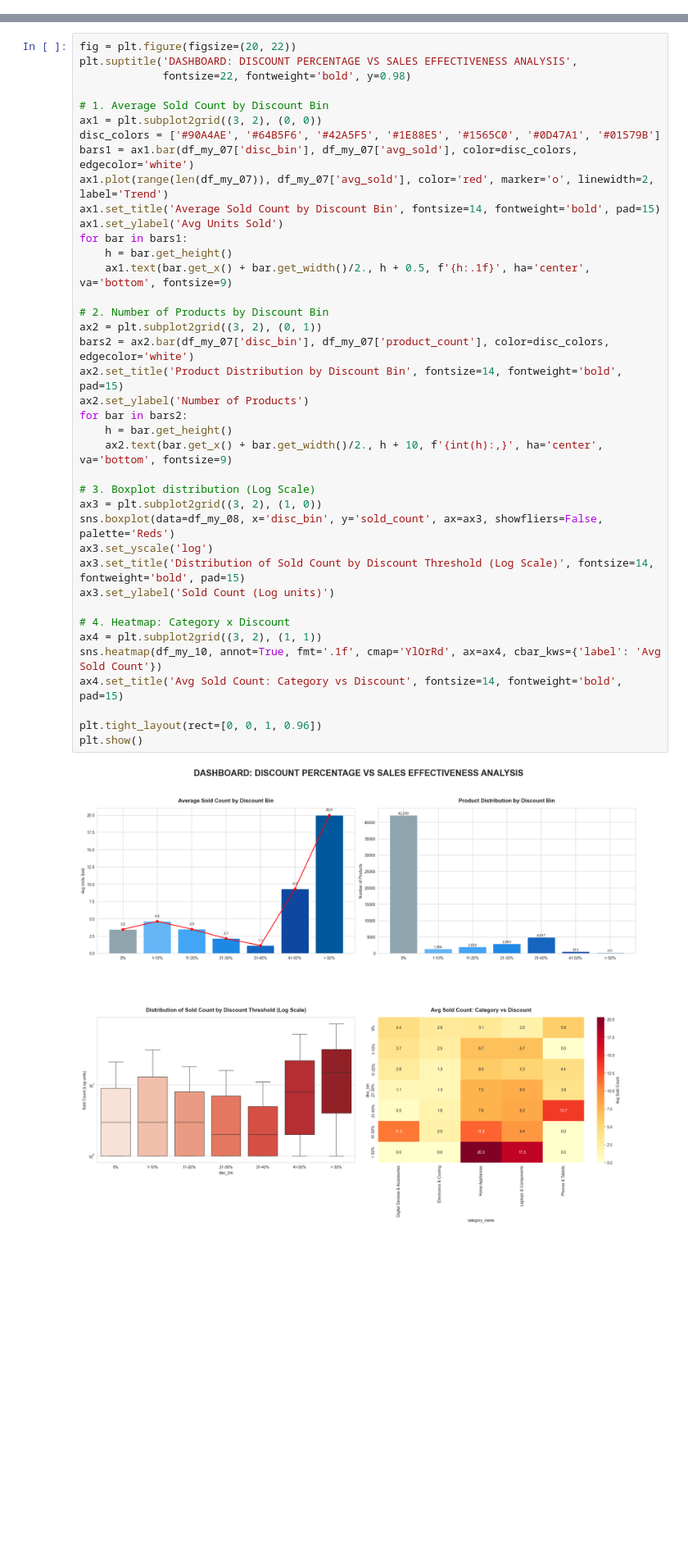
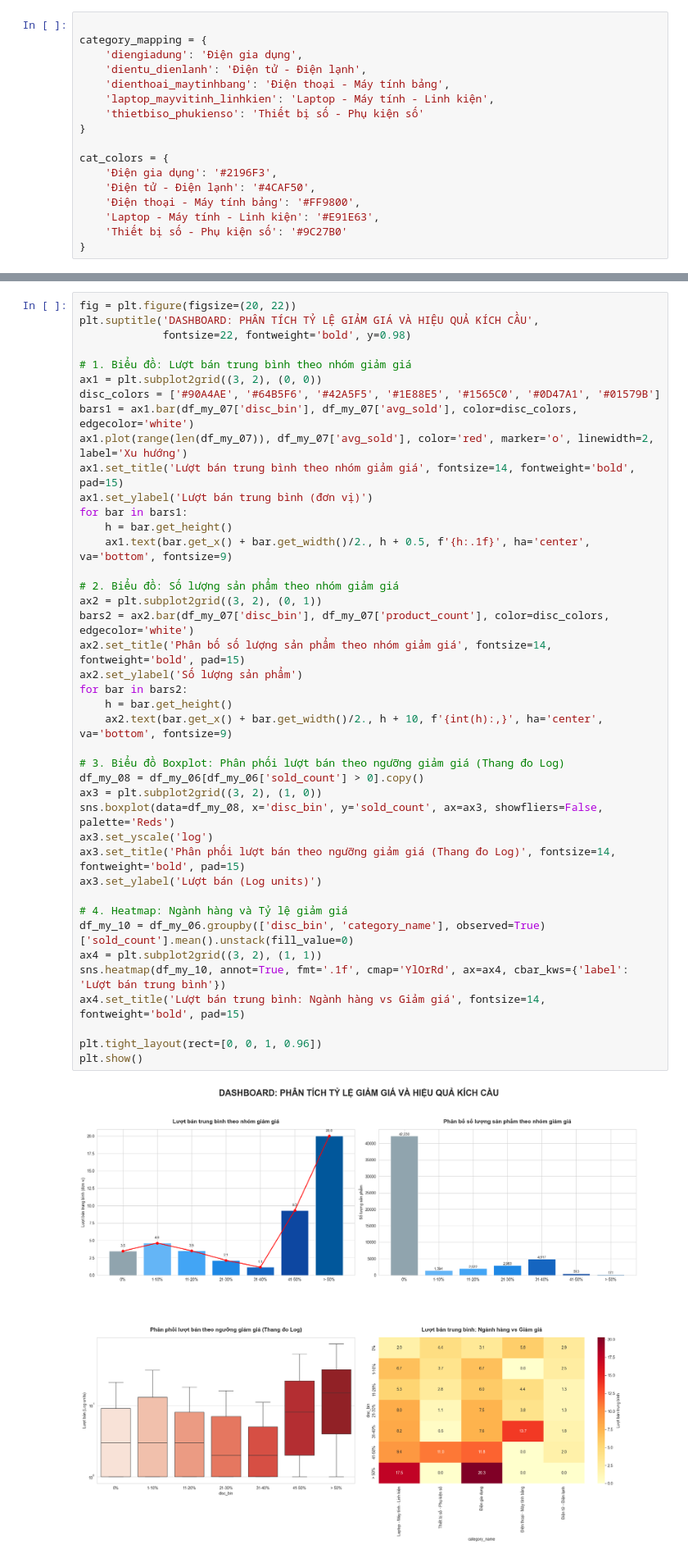
Before and after one commit to phuongth05/DV_LAB01, a Jupyter notebook: groups/my.ipynb, the cells around one changed output, grey strips where cells are left out. Shown at 82% size. Cells and saved outputs as stored; diff of their text form; blank space fills up the shorter version.

```diff
--- a/groups/my.ipynb
+++ b/groups/my.ipynb
@@ -200,5 +177,22 @@ price_segment  product_count  avg_sold  median_sold  total_sold  revenue_B
       200K–1M          17828  3.880693          0.0       69185  32.121372
         1M–5M           9573  2.472788          0.0       23672  50.659224
           >5M           5106  0.638660          0.0        3261  28.814809
+# %%
+
+category_mapping = {
+    'diengiadung': 'Điện gia dụng',
+    'dientu_dienlanh': 'Điện tử - Điện lạnh',
+    'dienthoai_maytinhbang': 'Điện thoại - Máy tính bảng',
+    'laptop_mayvitinh_linhkien': 'Laptop - Máy tính - Linh kiện',
+    'thietbiso_phukienso': 'Thiết bị số - Phụ kiện số'
+}
+
+cat_colors = {
+    'Điện gia dụng': '#2196F3',
+    'Điện tử - Điện lạnh': '#4CAF50',
+    'Điện thoại - Máy tính bảng': '#FF9800',
+    'Laptop - Máy tính - Linh kiện': '#E91E63',
+    'Thiết bị số - Phụ kiện số': '#9C27B0'
+}
 # %%
 fig = plt.figure(figsize=(20, 22))
@@ -373,42 +361,44 @@ g21_30 = df_my_06[df_my_06['disc_bin'] == '21-30%']['sold_count'].values
 # %%
 fig = plt.figure(figsize=(20, 22))
-plt.suptitle('DASHBOARD: DISCOUNT PERCENTAGE VS SALES EFFECTIVENESS ANALYSIS',
+plt.suptitle('DASHBOARD: PHÂN TÍCH TỶ LỆ GIẢM GIÁ VÀ HIỆU QUẢ KÍCH CẦU',
              fontsize=22, fontweight='bold', y=0.98)
 
-# 1. Average Sold Count by Discount Bin
+# 1. Biểu đồ: Lượt bán trung bình theo nhóm giảm giá
 ax1 = plt.subplot2grid((3, 2), (0, 0))
 disc_colors = ['#90A4AE', '#64B5F6', '#42A5F5', '#1E88E5', '#1565C0', '#0D47A1', '#01579B']
 bars1 = ax1.bar(df_my_07['disc_bin'], df_my_07['avg_sold'], color=disc_colors, edgecolor='white')
-ax1.plot(range(len(df_my_07)), df_my_07['avg_sold'], color='red', marker='o', linewidth=2, label='Trend')
-ax1.set_title('Average Sold Count by Discount Bin', fontsize=14, fontweight='bold', pad=15)
-ax1.set_ylabel('Avg Units Sold')
+ax1.plot(range(len(df_my_07)), df_my_07['avg_sold'], color='red', marker='o', linewidth=2, label='Xu hướng')
+ax1.set_title('Lượt bán trung bình theo nhóm giảm giá', fontsize=14, fontweight='bold', pad=15)
+ax1.set_ylabel('Lượt bán trung bình (đơn vị)')
 for bar in bars1:
     h = bar.get_height()
     ax1.text(bar.get_x() + bar.get_width()/2., h + 0.5, f'{h:.1f}', ha='center', va='bottom', fontsize=9)
 
-# 2. Number of Products by Discount Bin
+# 2. Biểu đồ: Số lượng sản phẩm theo nhóm giảm giá
 ax2 = plt.subplot2grid((3, 2), (0, 1))
 bars2 = ax2.bar(df_my_07['disc_bin'], df_my_07['product_count'], color=disc_colors, edgecolor='white')
-ax2.set_title('Product Distribution by Discount Bin', fontsize=14, fontweight='bold', pad=15)
-ax2.set_ylabel('Number of Products')
+ax2.set_title('Phân bố số lượng sản phẩm theo nhóm giảm giá', fontsize=14, fontweight='bold', pad=15)
+ax2.set_ylabel('Số lượng sản phẩm')
 for bar in bars2:
     h = bar.get_height()
     ax2.text(bar.get_x() + bar.get_width()/2., h + 10, f'{int(h):,}', ha='center', va='bottom', fontsize=9)
 
-# 3. Boxplot distribution (Log Scale)
+# 3. Biểu đồ Boxplot: Phân phối lượt bán theo ngưỡng giảm giá (Thang đo Log)
+df_my_08 = df_my_06[df_my_06['sold_count'] > 0].copy()
 ax3 = plt.subplot2grid((3, 2), (1, 0))
 sns.boxplot(data=df_my_08, x='disc_bin', y='sold_count', ax=ax3, showfliers=False, palette='Reds')
 ax3.set_yscale('log')
-ax3.set_title('Distribution of Sold Count by Discount Threshold (Log Scale)', fontsize=14, fontweight='bold', pad=15)
-ax3.set_ylabel('Sold Count (Log units)')
+ax3.set_title('Phân phối lượt bán theo ngưỡng giảm giá (Thang đo Log)', fontsize=14, fontweight='bold', pad=15)
+ax3.set_ylabel('Lượt bán (Log units)')
 
-# 4. Heatmap: Category x Discount
+# 4. Heatmap: Ngành hàng và Tỷ lệ giảm giá
+df_my_10 = df_my_06.groupby(['disc_bin', 'category_name'], observed=True)['sold_count'].mean().unstack(fill_value=0)
 ax4 = plt.subplot2grid((3, 2), (1, 1))
-sns.heatmap(df_my_10, annot=True, fmt='.1f', cmap='YlOrRd', ax=ax4, cbar_kws={'label': 'Avg Sold Count'})
-ax4.set_title('Avg Sold Count: Category vs Discount', fontsize=14, fontweight='bold', pad=15)
+sns.heatmap(df_my_10, annot=True, fmt='.1f', cmap='YlOrRd', ax=ax4, cbar_kws={'label': 'Lượt bán trung bình'})
+ax4.set_title('Lượt bán trung bình: Ngành hàng vs Giảm giá', fontsize=14, fontweight='bold', pad=15)
 
 plt.tight_layout(rect=[0, 0, 1, 0.96])
 plt.show()
 # %% [output]
-[figure, old version]
+[figure, new version]
 # %%
```
Also changed, not shown: parts of 19 cells of this notebook.
